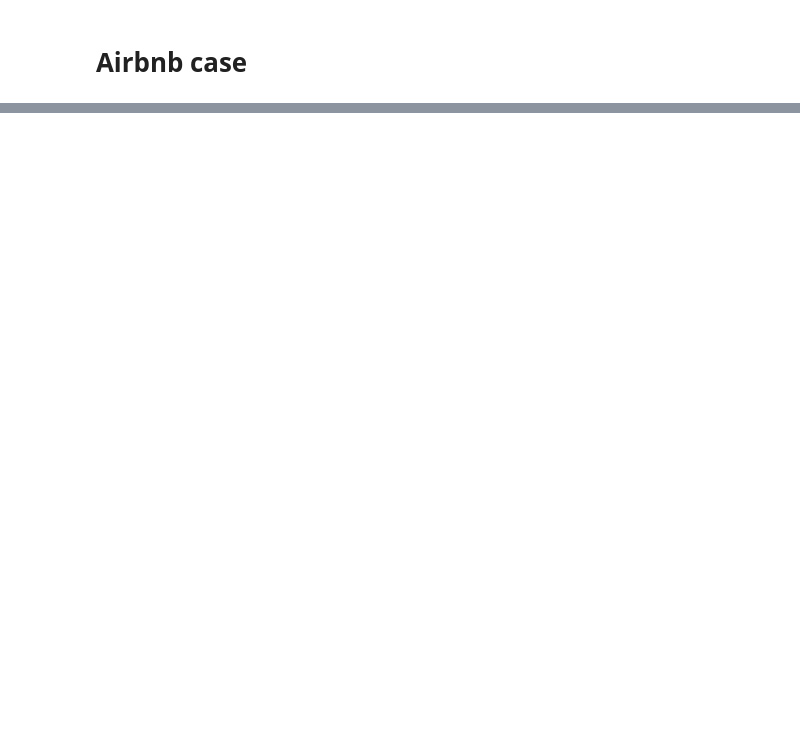
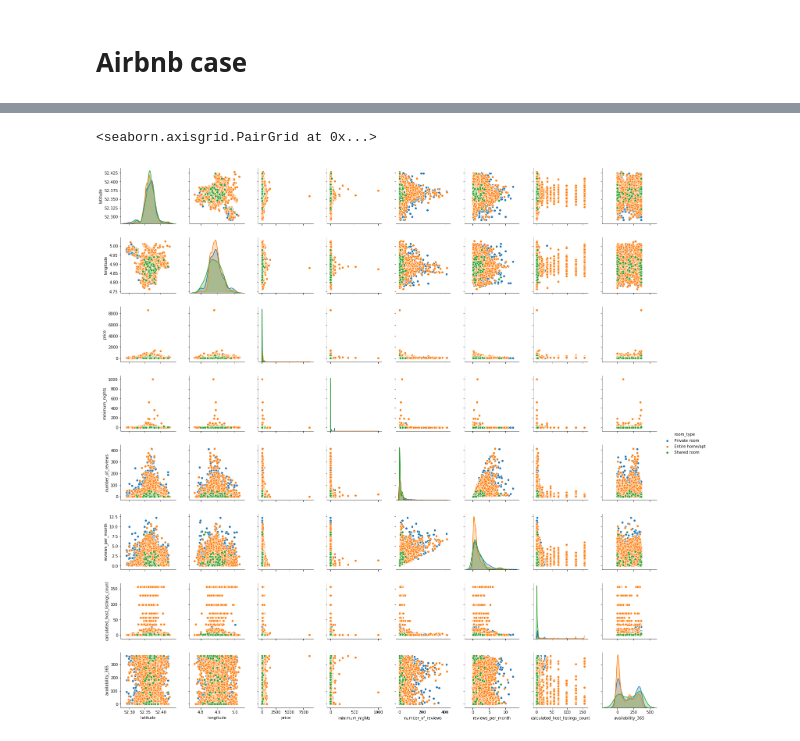
Before and after one commit to ant-on-su/case, a Jupyter notebook: notebooks/start.ipynb, the cells around one changed output, grey strips where cells are left out. Drawn from its saved outputs; the diff is of its cells as text; code cells hidden in the pictures; blank space fills up the shorter version.

Commit message:
visualisations added

```diff
--- a/notebooks/start.ipynb
+++ b/notebooks/start.ipynb
@@ -26,0 +17,2 @@ outputfile='./output/pd-profiling.html'
+# %%
+df['last_review']=pd.to_datetime(df['last_review'], yearfirst=True)
@@ -26,0 +26,10 @@ outputfile='./output/pd-profiling.html'
+# %%
+df.drop(axis=1, columns=['id','name','host_id','host_name','neighbourhood_group'], inplace=True)
+# %%
+%matplotlib inline
+import seaborn as sns
+
+sns.pairplot(df, hue='room_type')
+# %% [output]
+<seaborn.axisgrid.PairGrid at 0x...>
+[figure, added]
```
Also changed, not shown: parts of 7 cells of this notebook, 2 other files.
